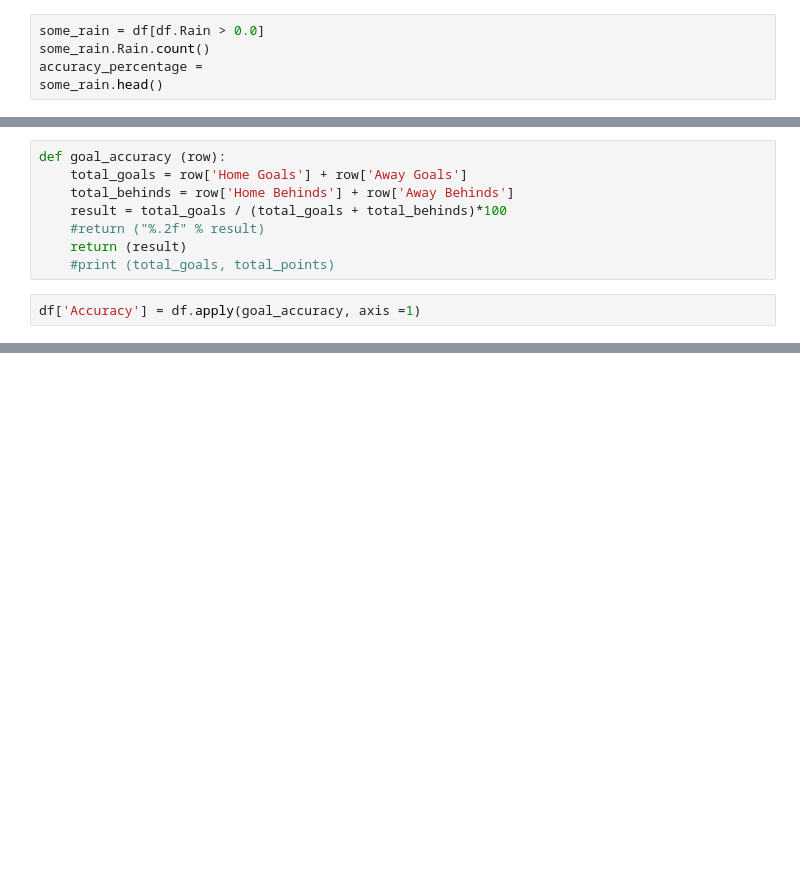
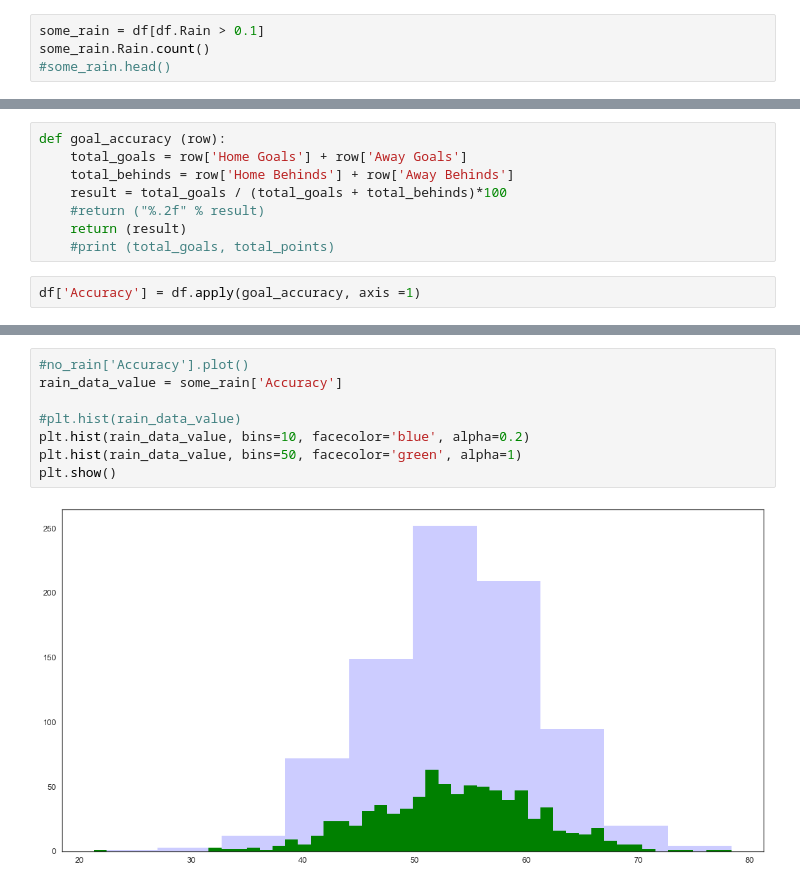
Before and after one commit to ssweeney1988/2015lab2, a Jupyter notebook: AFL_data_manipulation.ipynb, the cells around one changed output, grey strips where cells are left out. Saved outputs shown, nothing was run; the diff lists cells and outputs as text; blank space fills up the shorter version.

```diff
--- a/AFL_data_manipulation.ipynb
+++ b/AFL_data_manipulation.ipynb
@@ -108,8 +156,7 @@ print(test.Rain.count())
 # %% [markdown]
 ### DATAFRAME WITH RAIN GREATER THAN ZERO
 # %%
-some_rain = df[df.Rain > 0.0]
+some_rain = df[df.Rain > 0.1]
 some_rain.Rain.count()
-accuracy_percentage =
-some_rain.head()
+#some_rain.head()
 # %% [output]
@@ -156,0 +240,10 @@ no rain v a
+# %%
+#no_rain['Accuracy'].plot()
+rain_data_value = some_rain['Accuracy']
+
+#plt.hist(rain_data_value)
+plt.hist(rain_data_value, bins=10, facecolor='blue', alpha=0.2)
+plt.hist(rain_data_value, bins=50, facecolor='green', alpha=1)
+plt.show()
+# %% [output]
+[figure, added]
```
Also changed, not shown: parts of 36 cells of this notebook, 3 other files.
